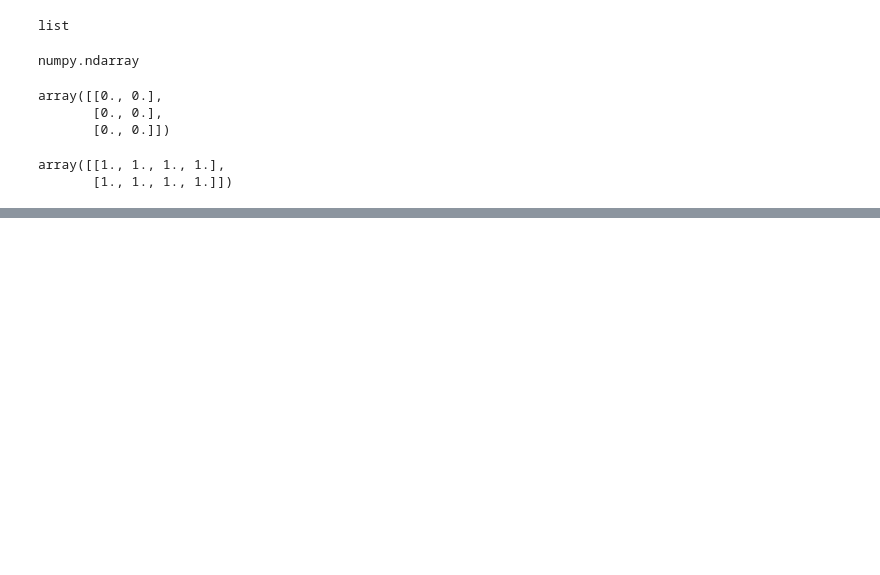
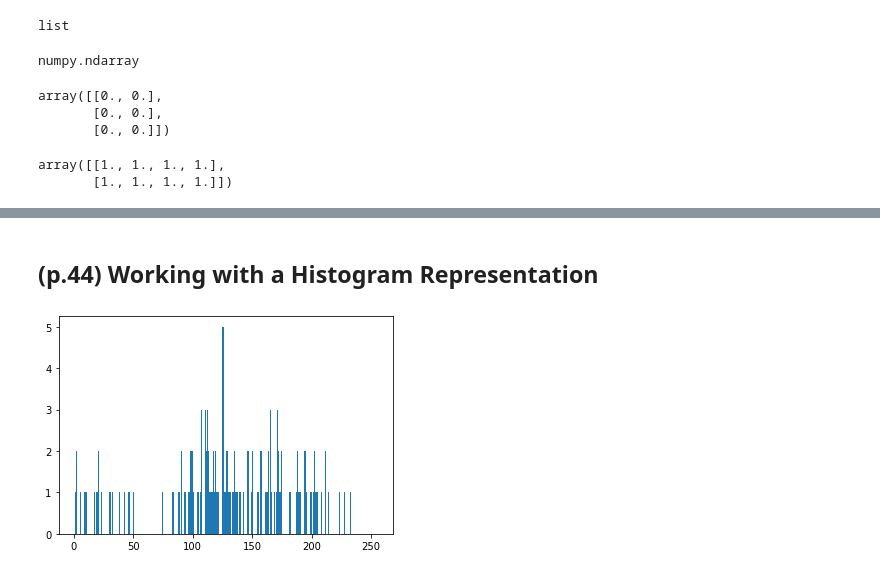
Before and after one commit to iammrson/opencvlesson, a Jupyter notebook: Ch2.ipynb, the cells around one changed output, grey strips where cells are left out. Cells and saved outputs as stored; diff of their text form; code cells hidden in the pictures; blank space fills up the shorter version.

```diff
--- a/Ch2.ipynb
+++ b/Ch2.ipynb
@@ -55,0 +68,20 @@ cv2.__version__
+# %% [markdown]
+## (p.44) Working with a Histogram Representation
+# %%
+image = cv2.imread("./images/panda.jpg")
+# plot a histogram
+
+# 히스토그램 설명: https://blog.naver.com/samsjang/220537529081
+# cv2.calcHist(images, channels, mask, histSize, ranges[, hist[, accumulate]])
+#   image – 분석대상 이미지(uint8 or float32 type). Array형태.
+#   channels – 분석 채널(X축의 대상). 이미지가 graysacle이면 [0], color 이미지이면 B, G, R에 대한 히스토그램을 위해 각각 [0], [1], [2]를 인자로 입력
+#   mask – 이미지의 분석영역. None이면 전체 영역.
+#   histSize – BINS 값. [256]
+#   ranges – Range값. [0,256]
+histogram_image = cv2.calcHist([image], [0], None, [256], [0,256])
+
+# flaten the histogram
+plt.hist(histogram_image.ravel(), 256, [0, 256])
+plt.show()
+# %% [output]
+[figure, added]
```
Also changed, not shown: parts of 12 cells of this notebook, 1 other file.
